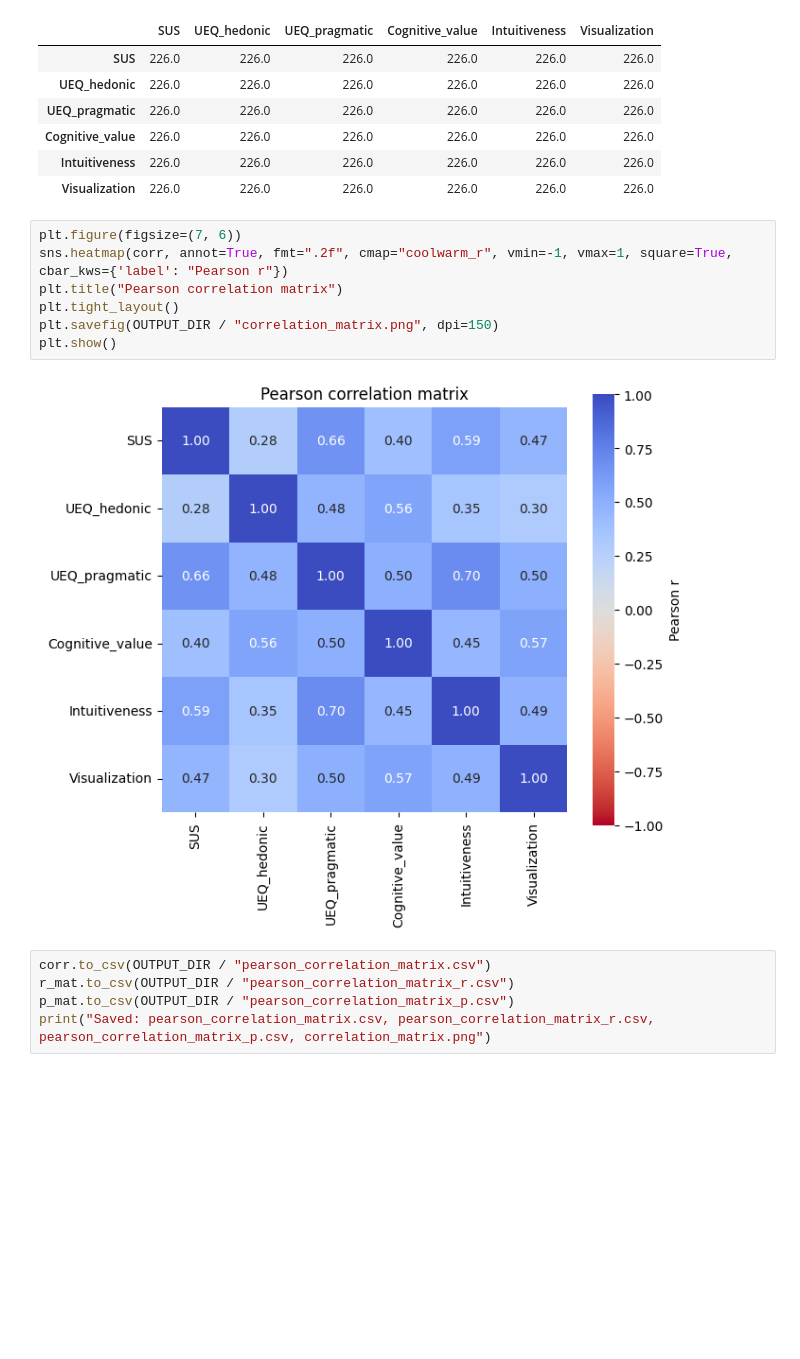
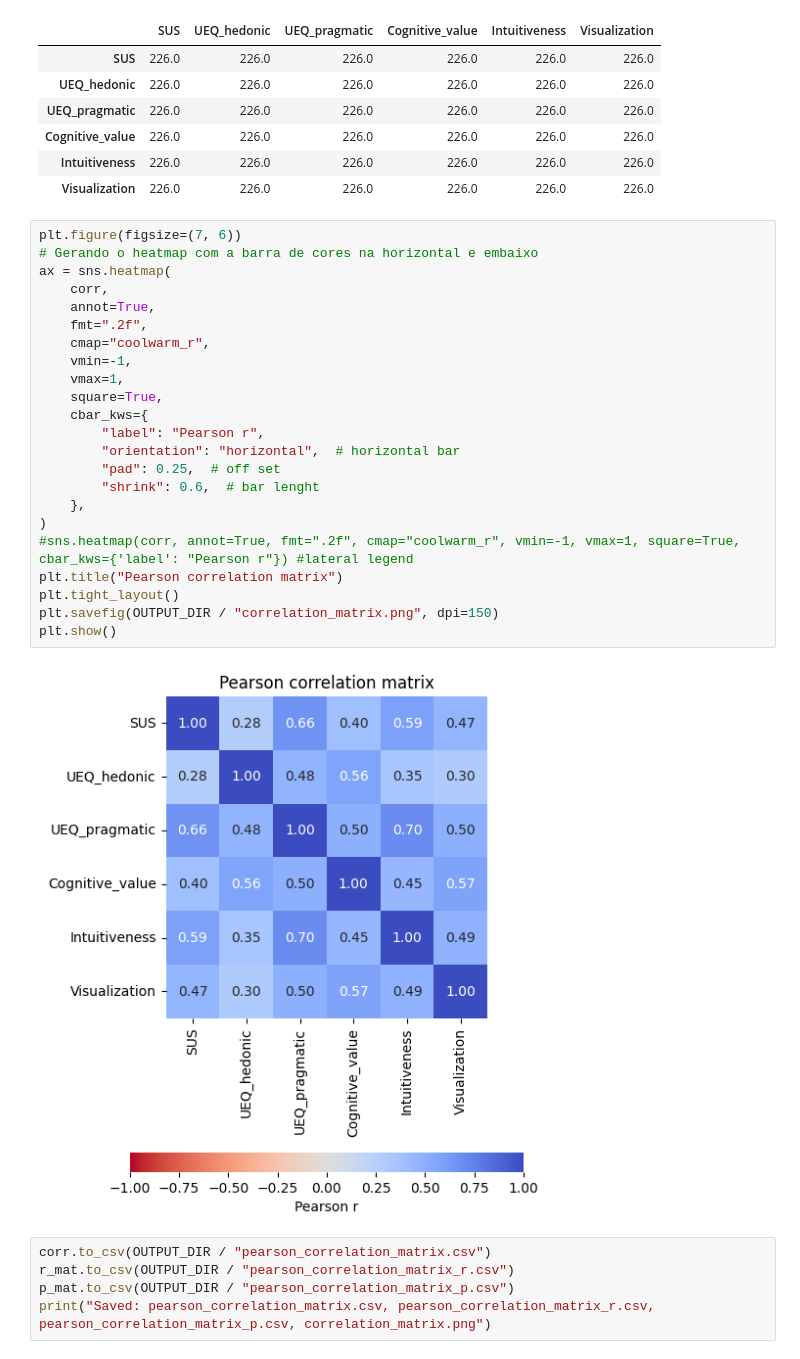
Before and after one commit to uxinva/instrument, a Jupyter notebook: phase3-validation/02_scale-correlations/02_scale-correlations.ipynb, the cells around one changed output. Saved outputs shown, nothing was run; the diff lists cells and outputs as text; blank space fills up the shorter version.

Commit message:
Graph legend position

```diff
--- a/phase3-validation/02_scale-correlations/02_scale-correlations.ipynb
+++ b/phase3-validation/02_scale-correlations/02_scale-correlations.ipynb
@@ -148,13 +148,29 @@ n:
 | Visualization | 226.0 | 226.0 | 226.0 | 226.0 | 226.0 | 226.0 |
 # %%
 plt.figure(figsize=(7, 6))
-sns.heatmap(corr, annot=True, fmt=".2f", cmap="coolwarm_r", vmin=-1, vmax=1, square=True, cbar_kws={'label': "Pearson r"})
+# Gerando o heatmap com a barra de cores na horizontal e embaixo
+ax = sns.heatmap(
+    corr,
+    annot=True,
+    fmt=".2f",
+    cmap="coolwarm_r",
+    vmin=-1,
+    vmax=1,
+    square=True,
+    cbar_kws={
+        "label": "Pearson r",
+        "orientation": "horizontal",  # horizontal bar
+        "pad": 0.25,  # off set
+        "shrink": 0.6,  # bar lenght
+    },
+)
+#sns.heatmap(corr, annot=True, fmt=".2f", cmap="coolwarm_r", vmin=-1, vmax=1, square=True, cbar_kws={'label': "Pearson r"}) #lateral legend
 plt.title("Pearson correlation matrix")
 plt.tight_layout()
 plt.savefig(OUTPUT_DIR / "correlation_matrix.png", dpi=150)
 plt.show()
 # %% [output]
-[figure, old version]
+[figure, new version]
 # %%
 corr.to_csv(OUTPUT_DIR / "pearson_correlation_matrix.csv")
 r_mat.to_csv(OUTPUT_DIR / "pearson_correlation_matrix_r.csv")
```
Also changed, not shown: parts of 1 cell of this notebook, 1 other file.
